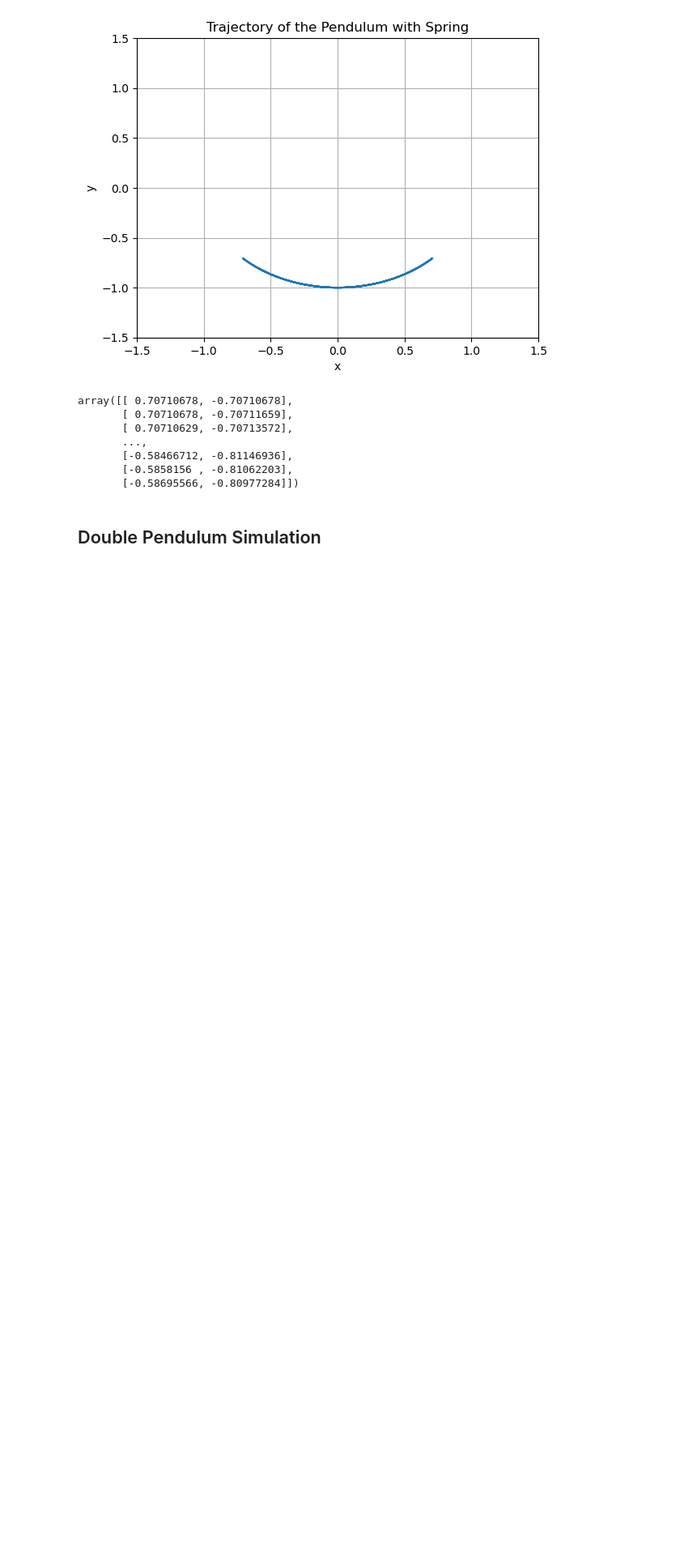
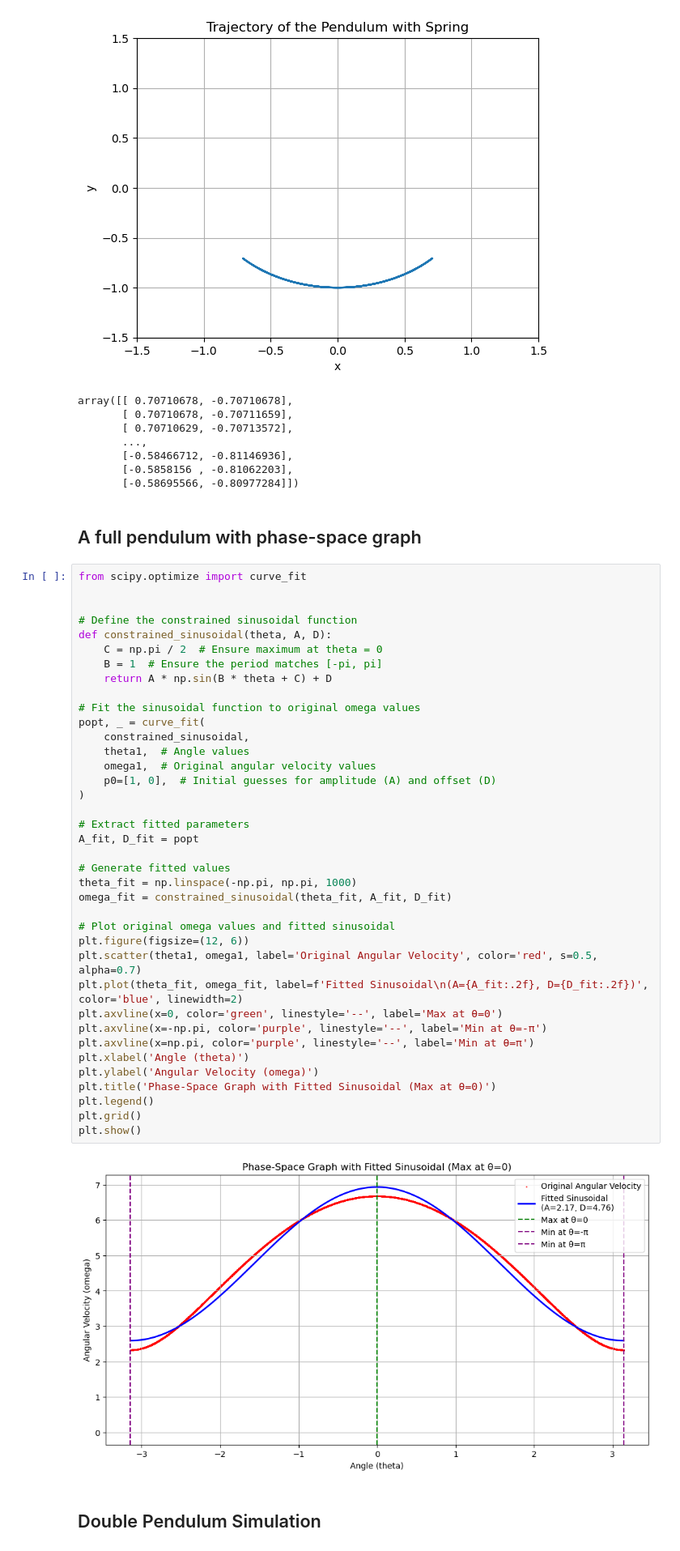
Before and after one commit to NitzanBarEitan/Ants, a Jupyter notebook: pendulum_simulation.ipynb, the cells around one changed output. Shown at 81% size. Cells and saved outputs as stored; diff of their text form; blank space fills up the shorter version.

Commit message:
Function fitting

```diff
--- a/pendulum_simulation.ipynb
+++ b/pendulum_simulation.ipynb
@@ -66,6 +66,48 @@ array([[ 0.70710678, -0.70710678],
        [-0.58466712, -0.81146936],
        [-0.5858156 , -0.81062203],
        [-0.58695566, -0.80977284]])
+# %% [markdown]
+## A full pendulum with phase-space graph
+# %%
+from scipy.optimize import curve_fit
+
+
+# Define the constrained sinusoidal function
+def constrained_sinusoidal(theta, A, D):
+    C = np.pi / 2  # Ensure maximum at theta = 0
+    B = 1  # Ensure the period matches [-pi, pi]
+    return A * np.sin(B * theta + C) + D
+
+# Fit the sinusoidal function to original omega values
+popt, _ = curve_fit(
+    constrained_sinusoidal,
+    theta1,  # Angle values
+    omega1,  # Original angular velocity values
+    p0=[1, 0],  # Initial guesses for amplitude (A) and offset (D)
+)
+
+# Extract fitted parameters
+A_fit, D_fit = popt
+
+# Generate fitted values
+theta_fit = np.linspace(-np.pi, np.pi, 1000)
+omega_fit = constrained_sinusoidal(theta_fit, A_fit, D_fit)
+
+# Plot original omega values and fitted sinusoidal
+plt.figure(figsize=(12, 6))
+plt.scatter(theta1, omega1, label='Original Angular Velocity', color='red', s=0.5, alpha=0.7)
+plt.plot(theta_fit, omega_fit, label=f'Fitted Sinusoidal\n(A={A_fit:.2f}, D={D_fit:.2f})', color='blue', linewidth=2)
+plt.axvline(x=0, color='green', linestyle='--', label='Max at θ=0')
+plt.axvline(x=-np.pi, color='purple', linestyle='--', label='Min at θ=-π')
+plt.axvline(x=np.pi, color='purple', linestyle='--', label='Min at θ=π')
+plt.xlabel('Angle (theta)')
+plt.ylabel('Angular Velocity (omega)')
+plt.title('Phase-Space Graph with Fitted Sinusoidal (Max at θ=0)')
+plt.legend()
+plt.grid()
+plt.show()
+# %% [output]
+[figure, added]
 # %% [markdown]
 ## Double Pendulum Simulation
 # %%
```
Also changed, not shown: parts of 1 cell of this notebook, 2 other files.
